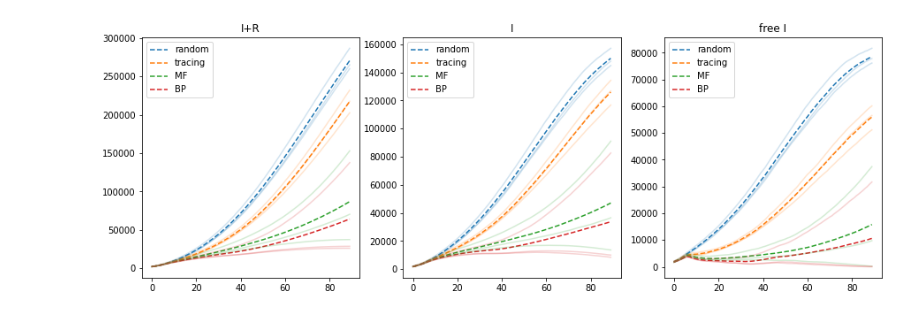
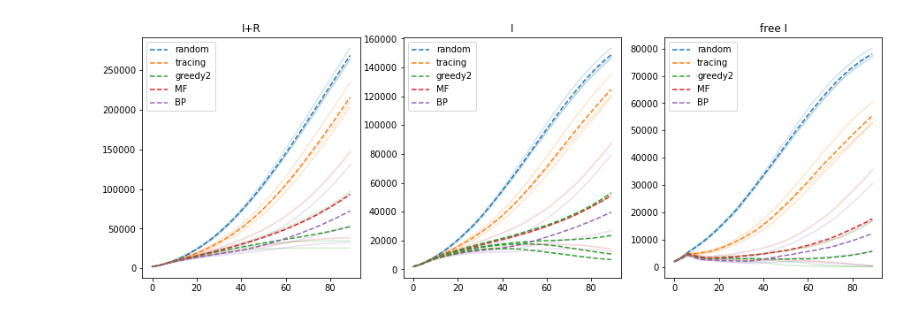
Before and after one commit to sibyl-team/sir_inference, a Jupyter notebook: read_results.ipynb, the cells around one changed output. Cells and saved outputs as stored; diff of their text form; code cells hidden in the pictures.

```diff
--- a/read_results.ipynb
+++ b/read_results.ipynb
@@ -75,23 +83,28 @@ ax = scenario_rnd[["I", "R"]].sum(axis=1).plot(ax = axs, label="rnd",
                                                       color=colors[0], alpha = alpha1)
 ax = scenario_trac[["I", "R"]].sum(axis=1).plot(ax=ax, label="scenario_trac",
                                                        color=colors[1], alpha = alpha1)
+ax = scenario_trac2nd[["I", "R"]].sum(axis=1).plot(ax=ax, label="scenario_trac2",
+                                                       color=colors[2], alpha = alpha1)
 ax = scenario_MF[["I", "R"]].sum(axis=1).plot(ax=ax, label="scenario_MF",
-                                                     color=colors[2], alpha = alpha1)
+                                                     color=colors[3], alpha = alpha1)
 ax = scenario_BP[["I", "R"]].sum(axis=1).plot(ax=ax, label="scenario_BP",
-                                                     color=colors[3], alpha = alpha1)
+                                                     color=colors[4], alpha = alpha1)
 
 for seed in seeds:
     ax = scenario_rnds[seed][["I", "R"]].sum(axis=1).plot(ax = axs, label="rnd",
                                                           color=colors[0], alpha = alpha)
     ax = scenario_tracs[seed][["I", "R"]].sum(axis=1).plot(ax=ax, label="scenario_trac",
                                                            color=colors[1], alpha = alpha)
+    ax = scenario_tracs2nd[seed][["I", "R"]].sum(axis=1).plot(ax=ax, label="scenario_trac2",
+                                                           color=colors[2], alpha = alpha)
     ax = scenario_MFs[seed][["I", "R"]].sum(axis=1).plot(ax=ax, label="scenario_MF",
-                                                         color=colors[2], alpha = alpha)
+                                                         color=colors[3], alpha = alpha)
     ax = scenario_BPs[seed][["I", "R"]].sum(axis=1).plot(ax=ax, label="scenario_BP",
-                                                         color=colors[3], alpha = alpha)
+                                                         color=colors[4], alpha = alpha)
 
-ax.legend(["random", "tracing", "MF", "BP"]);
+ax.legend(["random", "tracing", "greedy2", "MF", "BP"]);
 ax.set_ylabel("I+R")
 ax.set_xlabel("days")
-ax.set_title("Proximity 500K")
+ax.set_title("Proximity 50K")
+ax.set_yscale('log')
 # %% [output]
@@ -109,11 +158,13 @@ ax = scenario_rnd[["I", "R"]].sum(axis=1).plot(ax = axs[0], label="rnd",
                                                       color=colors[0], alpha = alpha1, ls=ls)
 ax = scenario_trac[["I", "R"]].sum(axis=1).plot(ax=ax, label="scenario_trac",
                                                        color=colors[1], alpha = alpha1, ls=ls)
+ax = scenario_trac2nd[["I", "R"]].sum(axis=1).plot(ax=ax, label="scenario_trac2nd",
+                                                       color=colors[2], alpha = alpha1, ls=ls)
 ax = scenario_MF[["I", "R"]].sum(axis=1).plot(ax=ax, label="scenario_MF",
-                                                     color=colors[2], alpha = alpha1, ls=ls)
+                                                     color=colors[3], alpha = alpha1, ls=ls)
 ax = scenario_BP[["I", "R"]].sum(axis=1).plot(ax=ax, label="scenario_BP",
-                                                     color=colors[3], alpha = alpha1, ls=ls)
-ax.legend(["random", "tracing", "MF", "BP"]);
+                                                     color=colors[4], alpha = alpha1, ls=ls)
+ax.legend(["random", "tracing", "greedy2", "MF", "BP"]);
 ax.set_title("I+R")
 
 for seed in seeds:
@@ -121,54 +172,64 @@ for seed in seeds:
                                                           color=colors[0], alpha = alpha,legend=False)
     ax = scenario_tracs[seed][["I", "R"]].sum(axis=1).plot(ax=ax, label="scenario_trac",
                                                            color=colors[1], alpha = alpha,legend=False)
+    ax = scenario_tracs2nd[seed][["I", "R"]].sum(axis=1).plot(ax=ax, label="scenario_trac2nd",
+                                                           color=colors[2], alpha = alpha,legend=False)
     ax = scenario_MFs[seed][["I", "R"]].sum(axis=1).plot(ax=ax, label="scenario_MF",
-                                                         color=colors[2], alpha = alpha,legend=False)
+                                                         color=colors[3], alpha = alpha,legend=False)
     ax = scenario_BPs[seed][["I", "R"]].sum(axis=1).plot(ax=ax, label="scenario_BP",
-                                                         color=colors[3], alpha = alpha,legend=False)
+                                                         color=colors[4], alpha = alpha,legend=False)
 ax = scenario_rnd[["I"]].plot(ax = axs[1], label="rnd",
                                                       color=colors[0], alpha = alpha1,legend=False, ls=ls)
 ax = scenario_trac[["I"]].plot(ax=ax, label="scenario_trac",
                                                        color=colors[1], alpha = alpha1,legend=False, ls=ls)
+ax = scenario_trac2nd[["I"]].plot(ax=ax, label="scenario_trac2nd",
+                                                       color=colors[2], alpha = alpha1,legend=False, ls=ls)
 ax = scenario_MF[["I"]].plot(ax=ax, label="scenario_MF",
-                                                     color=colors[2], alpha = alpha1,legend=False, ls=ls)
+                                                     color=colors[3], alpha = alpha1,legend=False, ls=ls)
 ax = scenario_BP[["I"]].plot(ax=ax, label="scenario_BP",
-                                                     color=colors[3], alpha = alpha1,legend=False, ls=ls)
+                                                     color=colors[4], alpha = alpha1,legend=False, ls=ls)
 
-ax.legend(["random", "tracing", "MF", "BP"]);
+ax.legend(["random", "tracing", "greedy2", "MF", "BP"]);
 ax.set_title("I")
 
 for seed in seeds:
     ax = scenario_rnds[seed][["I"]].plot(ax = axs[1], label="rnd",
                                                           color=colors[0], alpha = alpha,legend=False)
     ax = scenario_tracs[seed][["I"]].plot(ax=ax, label="scenario_trac",
                                                            color=colors[1], alpha = alpha,legend=False)
+    ax = scenario_tracs2nd[seed][["I"]].plot(ax=ax, label="scenario_trac2nd",
+                                                       color=colors[2], alpha = alpha1,legend=False, ls=ls)
     ax = scenario_MFs[seed][["I"]].plot(ax=ax, label="scenario_MF",
-                                                         color=colors[2], alpha = alpha,legend=False)
+                                                         color=colors[3], alpha = alpha,legend=False)
     ax = scenario_BPs[seed][["I"]].plot(ax=ax, label="scenario_BP",
-                                                         color=colors[3], alpha = alpha,legend=False)
+                                                         color=colors[4], alpha = alpha,legend=False)
 q = "free_birds"
 
 ax = scenario_rnd[[q]].plot(ax = axs[2], label="rnd",
                                                       color=colors[0], alpha = alpha1,legend=False, ls=ls)
 ax = scenario_trac[[q]].plot(ax=ax, label="scenario_trac",
                                                        color=colors[1], alpha = alpha1,legend=False, ls=ls)
+ax = scenario_trac2nd[[q]].plot(ax=ax, label="scenario_trac2nd",
+                                                       color=colors[2], alpha = alpha1,legend=False, ls=ls)
 ax = scenario_MF[[q]].plot(ax=ax, label="scenario_MF",
-                                                     color=colors[2], alpha = alpha1,legend=False, ls=ls)
+                                                     color=colors[3], alpha = alpha1,legend=False, ls=ls)
 ax = scenario_BP[[q]].plot(ax=ax, label="scenario_BP",
-                                                     color=colors[3], alpha = alpha1,legend=False, ls=ls)
+                                                     color=colors[4], alpha = alpha1,legend=False, ls=ls)
 , ls=ls
-ax.legend(["random", "tracing", "MF", "BP"]);
+ax.legend(["random", "tracing", "greedy2", "MF", "BP"]);
 
 ax.set_title("free I")
 
 for seed in seeds:
     ax = scenario_rnds[seed][[q]].plot(ax = axs[2], label="rnd",
                                                           color=colors[0], alpha = alpha,legend=False)
     ax = scenario_tracs[seed][[q]].plot(ax=ax, label="scenario_trac",
                                                            color=colors[1], alpha = alpha,legend=False)
+    ax = scenario_tracs2nd[seed][[q]].plot(ax=ax, label="scenario_trac2nd",
+                                                           color=colors[2], alpha = alpha,legend=False)
     ax = scenario_MFs[seed][[q]].plot(ax=ax, label="scenario_MF",
-                                                         color=colors[2], alpha = alpha,legend=False)
+                                                         color=colors[3], alpha = alpha,legend=False)
     ax = scenario_BPs[seed][[q]].plot(ax=ax, label="scenario_BP",
-                                                         color=colors[3], alpha = alpha,legend=False)
+                                                         color=colors[4], alpha = alpha,legend=False)
 # %% [output]
-[figure, old version]
+[figure, new version]
```
Also changed, not shown: parts of 3 cells of this notebook, 3 other files.
